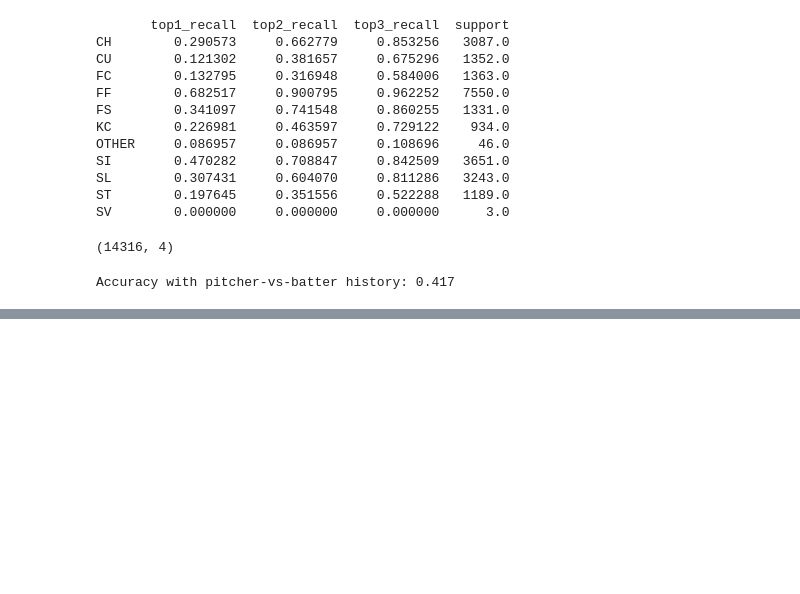
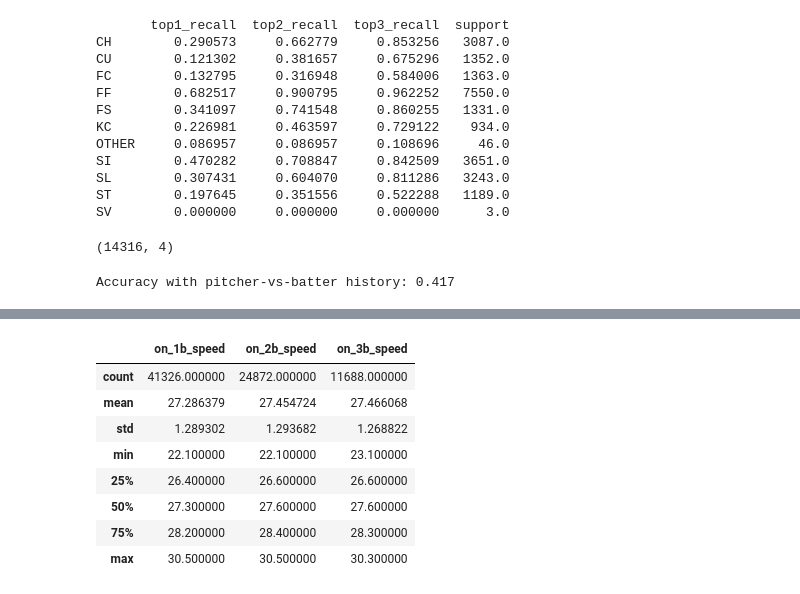
Before and after one commit to aaravmehta111/baseball-pitch-predictor, a Jupyter notebook: 01_data_exploration.ipynb, the cells around one changed output, grey strips where cells are left out. Drawn from its saved outputs; the diff is of its cells as text; code cells hidden in the pictures; blank space fills up the shorter version.

```diff
--- a/01_data_exploration.ipynb
+++ b/01_data_exploration.ipynb
@@ -2327,3 +2327,10 @@ acc_matchup = model_matchup.score(X_test_m, y_test_m_encoded)
 print(f"Accuracy with pitcher-vs-batter history: {acc_matchup:.3f}")
 # %% [output]
 Accuracy with pitcher-vs-batter history: 0.417
+# %%
+from pybaseball import statcast_sprint_speed
+
+sprint_2025 = statcast_sprint_speed(2025, min_opp=10)
+sprint_2026 = statcast_sprint_speed(2026, min_opp=10)
+
+sprint_2025.columns.tolist()
@@ -2329,0 +2348,17 @@ Accuracy with pitcher-vs-batter history: 0.417
+# %%
+importlib.reload(features)
+from features import add_runner_speed_features
+
+full_data_with_speed = add_runner_speed_features(full_data_v4, sprint_2025, sprint_2026)
+full_data_with_speed['fast_runner_on_base'].value_counts()
+full_data_with_speed[['on_1b_speed', 'on_2b_speed', 'on_3b_speed']].describe()
+# %% [output]
+|  | on_1b_speed | on_2b_speed | on_3b_speed |
+| count | 41326.000000 | 24872.000000 | 11688.000000 |
+| mean | 27.286379 | 27.454724 | 27.466068 |
+| std | 1.289302 | 1.293682 | 1.268822 |
+| min | 22.100000 | 22.100000 | 23.100000 |
+| 25% | 26.400000 | 26.600000 | 26.600000 |
+| 50% | 27.300000 | 27.600000 | 27.600000 |
+| 75% | 28.200000 | 28.400000 | 28.300000 |
+| max | 30.500000 | 30.500000 | 30.300000 |
```
Also changed, not shown: parts of 2 cells of this notebook, 1 other file.
